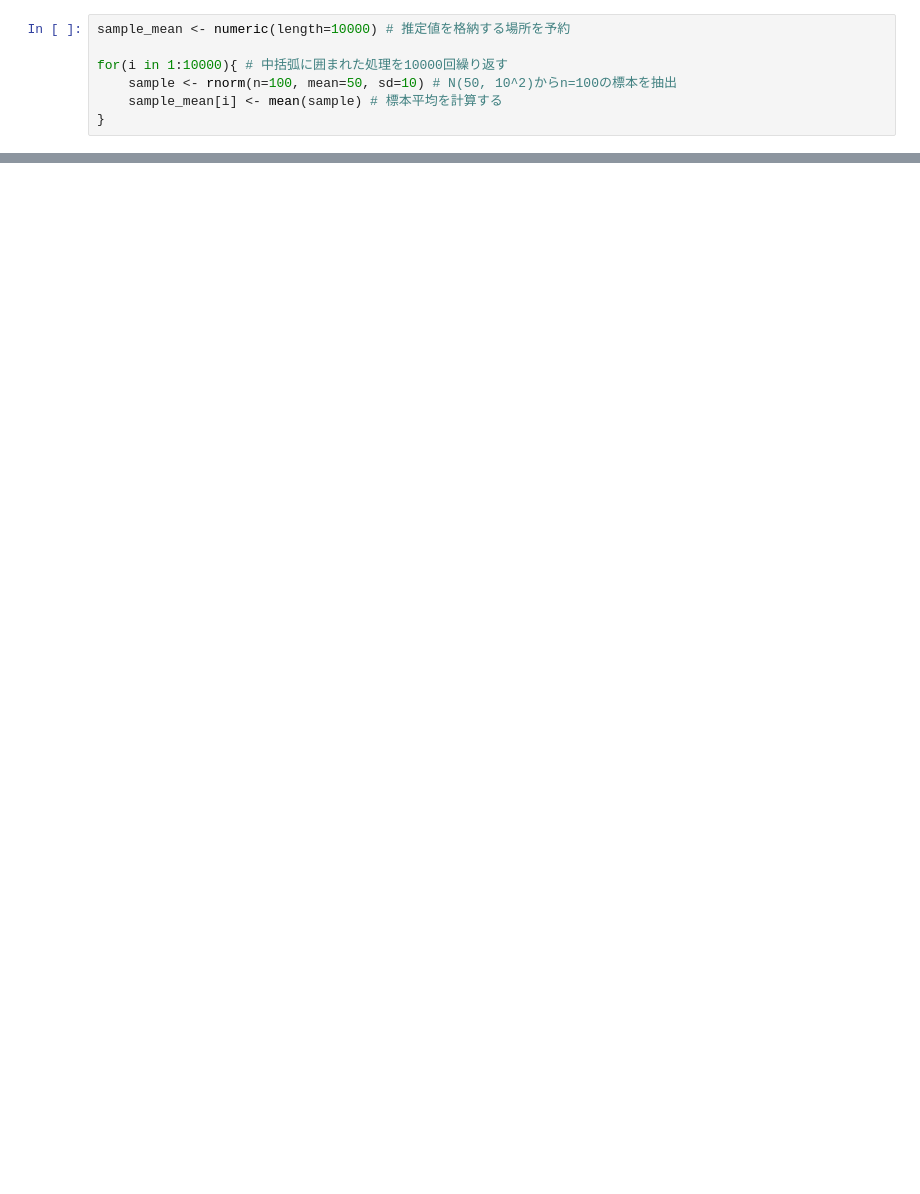
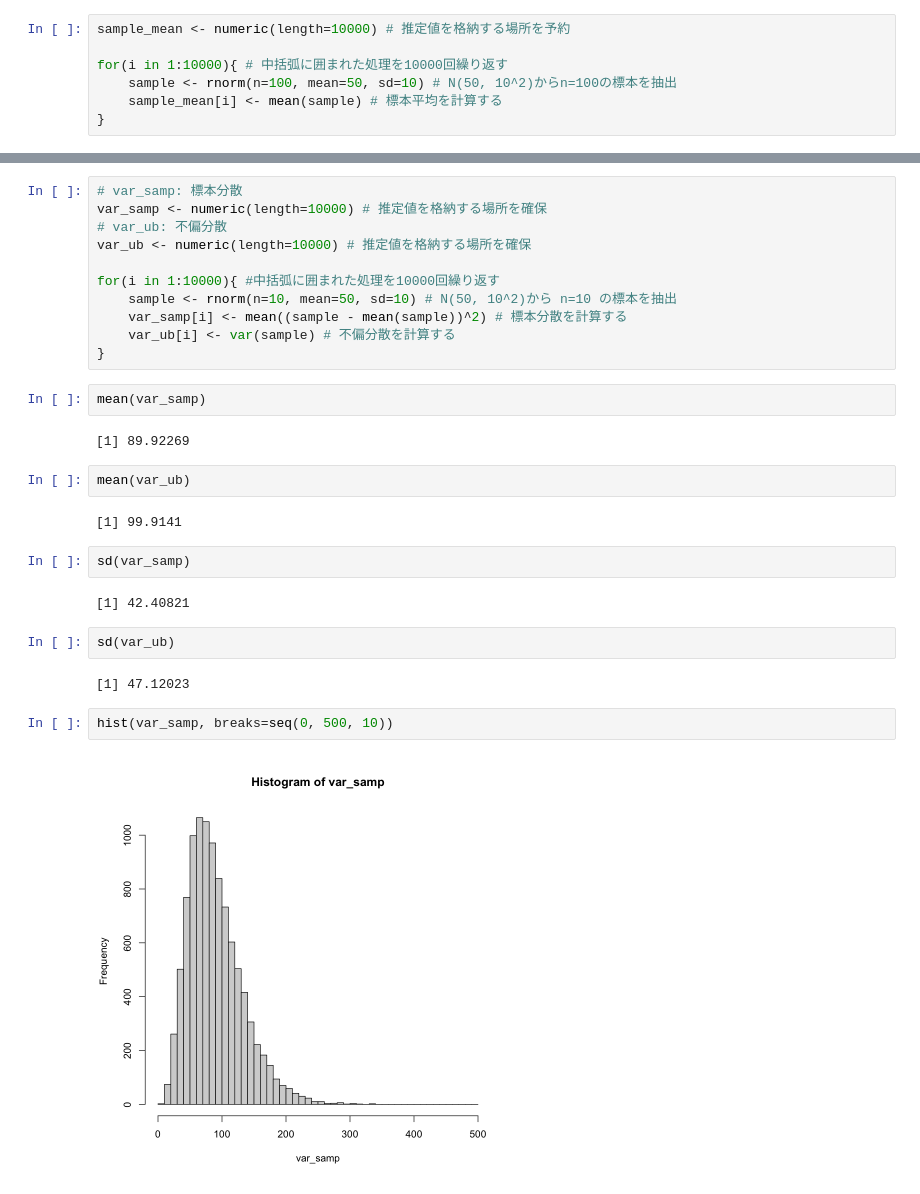
Before and after one commit to HidehikoMURAO/R-, a Jupyter notebook: Chap 04.ipynb, the cells around one changed output, grey strips where cells are left out. Saved outputs shown, nothing was run; the diff lists cells and outputs as text; blank space fills up the shorter version.

```diff
--- a/Chap 04.ipynb
+++ b/Chap 04.ipynb
@@ -131,0 +132,31 @@ hist(sample_mean)
+# %%
+# var_samp: 標本分散
+var_samp <- numeric(length=10000) # 推定値を格納する場所を確保
+# var_ub: 不偏分散
+var_ub <- numeric(length=10000) # 推定値を格納する場所を確保
+
+for(i in 1:10000){ #中括弧に囲まれた処理を10000回繰り返す
+    sample <- rnorm(n=10, mean=50, sd=10) # N(50, 10^2)から n=10 の標本を抽出
+    var_samp[i] <- mean((sample - mean(sample))^2) # 標本分散を計算する
+    var_ub[i] <- var(sample) # 不偏分散を計算する
+}
+# %%
+mean(var_samp)
+# %% [output]
+[1] 89.92269
+# %%
+mean(var_ub)
+# %% [output]
+[1] 99.9141
+# %%
+sd(var_samp)
+# %% [output]
+[1] 42.40821
+# %%
+sd(var_ub)
+# %% [output]
+[1] 47.12023
+# %%
+hist(var_samp, breaks=seq(0, 500, 10))
+# %% [output]
+[figure, added]
```
Also changed, not shown: parts of 29 cells of this notebook.
